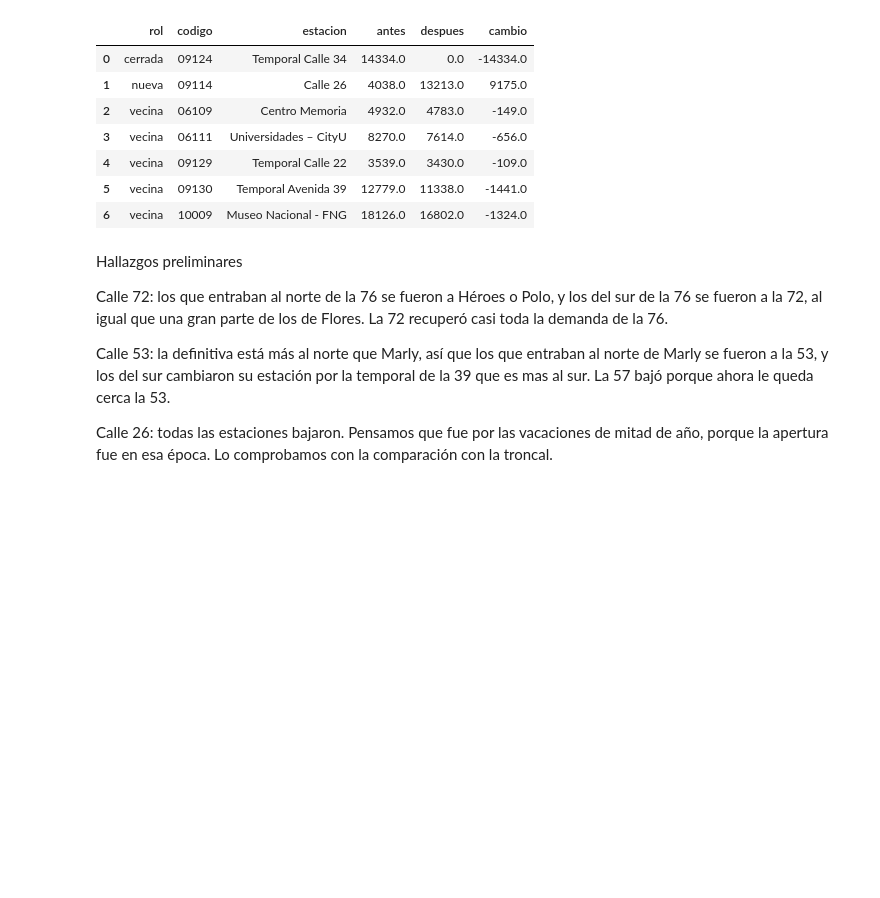
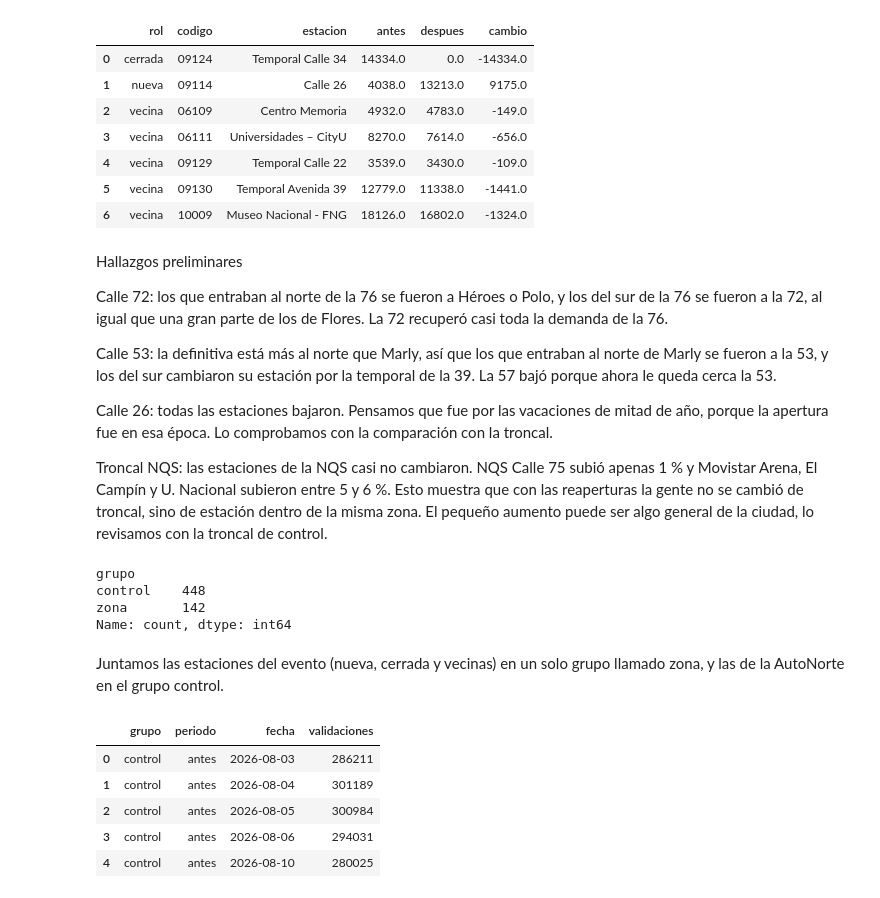
Before and after one commit to Sebast68h/Proyecto2-Transmilenio, a Jupyter notebook: NOOTEBOOKS/03_analisis.ipynb, the cells around one changed output. Saved outputs shown, nothing was run; the diff lists cells and outputs as text; code cells hidden in the pictures; blank space fills up the shorter version.

Commit message:
comparacion control

```diff
--- a/NOOTEBOOKS/03_analisis.ipynb
+++ b/NOOTEBOOKS/03_analisis.ipynb
@@ -12,3 +12,5 @@ calle53 = pd.read_csv(carpeta + "validaciones_calle53.csv", dtype={"codigo": str
 calle26["fecha"] = pd.to_datetime(calle26["fecha"])
 calle72["fecha"] = pd.to_datetime(calle72["fecha"])
 calle53["fecha"] = pd.to_datetime(calle53["fecha"])
+calle72.loc[calle72["codigo"] == "02305", "estacion"] = "Portal Norte - Unicervantes"
+calle72.loc[calle72["codigo"] == "02305", "codigo"] = "02000"
@@ -272,6 +278,29 @@ Hallazgos preliminares
 
 Calle 72: los que entraban al norte de la 76 se fueron a Héroes o Polo, y los del sur de la 76 se fueron a la 72, al igual que una gran parte de los de Flores. La 72 recuperó casi toda la demanda de la 76.
 
-Calle 53: la definitiva está más al norte que Marly, así que los que entraban al norte de Marly se fueron a la 53, y los del sur cambiaron su estación por la temporal de la 39 que es mas al sur. La 57 bajó porque ahora le queda cerca la 53.
+Calle 53: la definitiva está más al norte que Marly, así que los que entraban al norte de Marly se fueron a la 53, y los del sur cambiaron su estación por la temporal de la 39. La 57 bajó porque ahora le queda cerca la 53.
 
 Calle 26: todas las estaciones bajaron. Pensamos que fue por las vacaciones de mitad de año, porque la apertura fue en esa época. Lo comprobamos con la comparación con la troncal.
+
+Troncal NQS: las estaciones de la NQS casi no cambiaron. NQS Calle 75 subió apenas 1 % y Movistar Arena, El Campín y U. Nacional subieron entre 5 y 6 %. Esto muestra que con las reaperturas la gente no se cambió de troncal, sino de estación dentro de la misma zona. El pequeño aumento puede ser algo general de la ciudad, lo revisamos con la troncal de control.
+# %%
+diario72["grupo"] = "zona"
+diario72.loc[diario72["rol"] == "control", "grupo"] = "control"
+diario72["grupo"].value_counts()
+# %% [output]
+grupo
+control    448
+zona       142
+Name: count, dtype: int64
+# %% [markdown]
+Juntamos las estaciones del evento (nueva, cerrada y vecinas) en un solo grupo llamado zona, y las de la AutoNorte en el grupo control.
+# %%
+total72=diario72.groupby(["grupo","periodo","fecha"])["validaciones"].sum().reset_index()
+total72.head()
+# %% [output]
+|  | grupo | periodo | fecha | validaciones |
+| 0 | control | antes | 2026-08-03 | 286211 |
+| 1 | control | antes | 2026-08-04 | 301189 |
+| 2 | control | antes | 2026-08-05 | 300984 |
+| 3 | control | antes | 2026-08-06 | 294031 |
+| 4 | control | antes | 2026-08-10 | 280025 |
```
Also changed, not shown: parts of 8 cells of this notebook, 1 other file.
